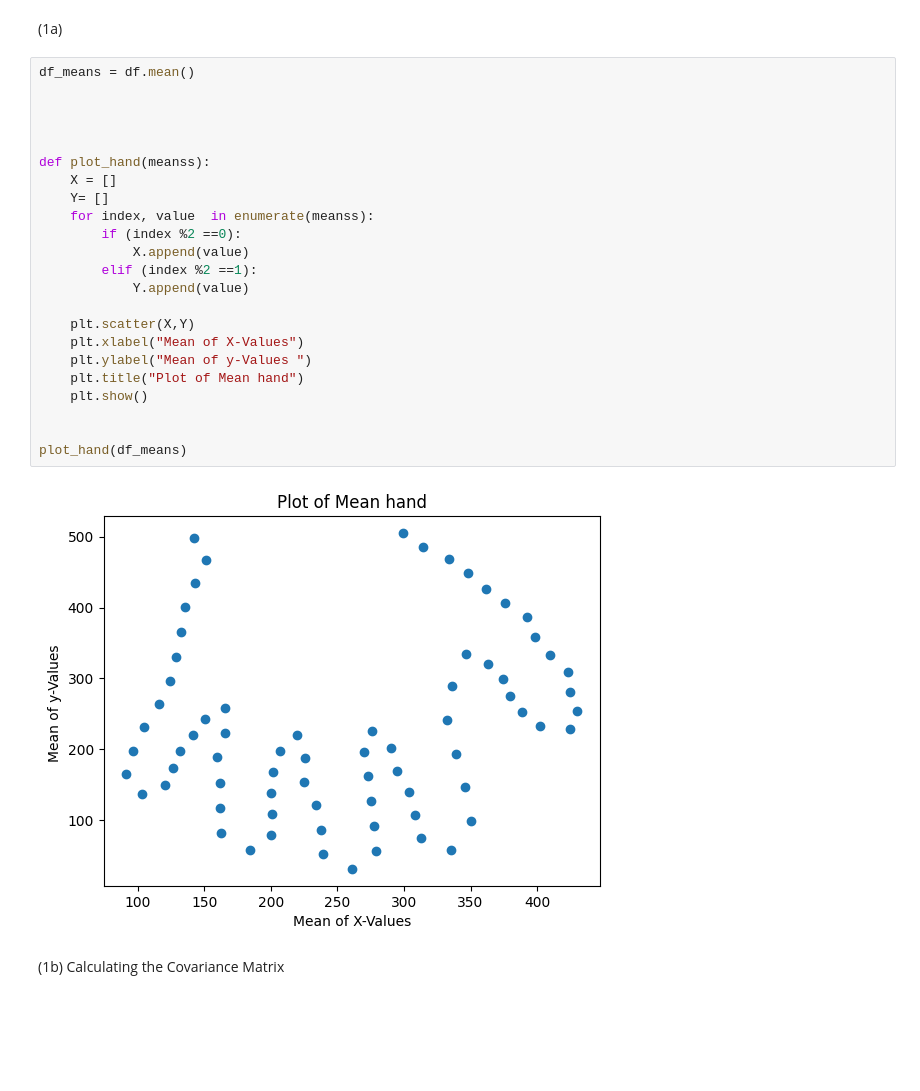
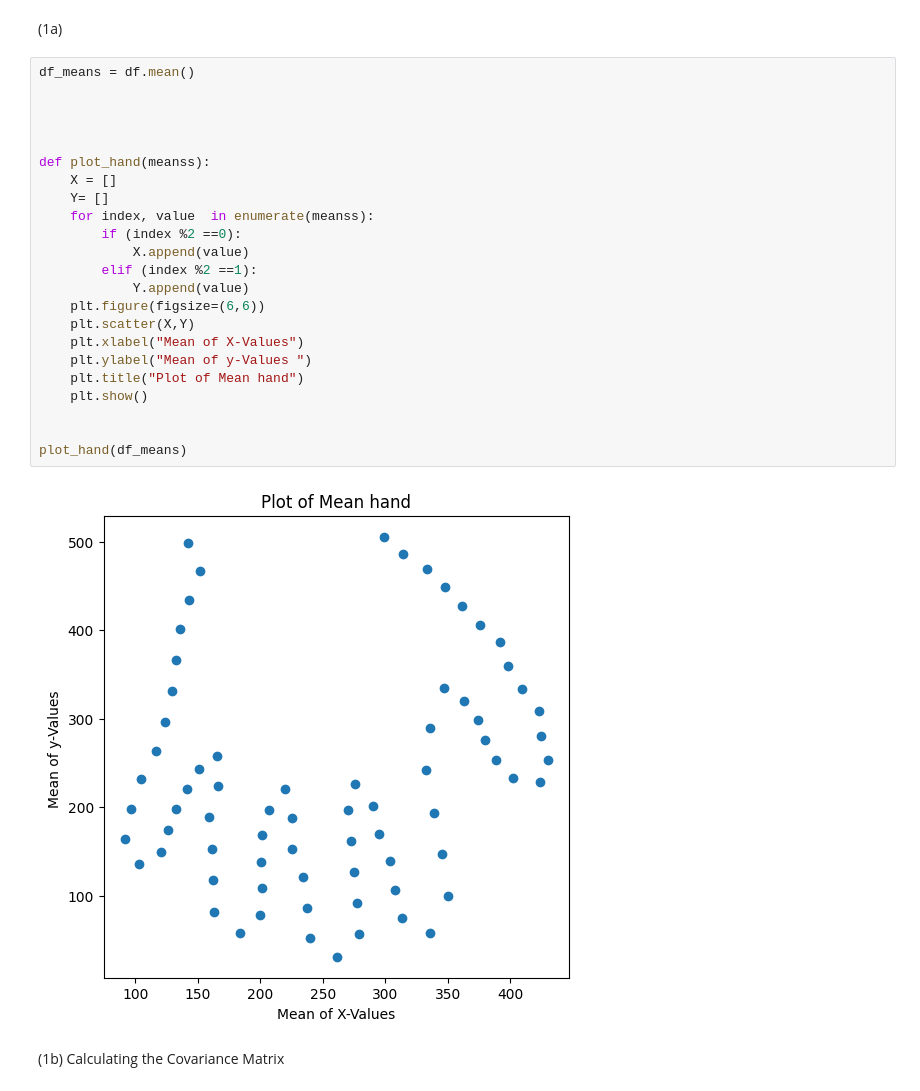
Before and after one commit to Delluvian/CS3501-Foundations-of-Data-Analysis, a Jupyter notebook: JupyterNotebooks/PS4/hmw4answers.ipynb, the cells around one changed output. Cells and saved outputs as stored; diff of their text form; blank space fills up the shorter version.

```diff
--- a/JupyterNotebooks/PS4/hmw4answers.ipynb
+++ b/JupyterNotebooks/PS4/hmw4answers.ipynb
@@ -30,28 +30,28 @@ print(df)
 # %%
 df_means = df.mean()
 
 
 
 
 def plot_hand(meanss):
     X = []
     Y= []
     for index, value  in enumerate(meanss):
         if (index %2 ==0):
             X.append(value)
         elif (index %2 ==1):
             Y.append(value)
-
+    plt.figure(figsize=(6,6))
     plt.scatter(X,Y)
     plt.xlabel("Mean of X-Values")
     plt.ylabel("Mean of y-Values ")
     plt.title("Plot of Mean hand")
     plt.show()
 
 
 plot_hand(df_means)
 # %% [output]
-[figure, old version]
+[figure, new version]
 # %% [markdown]
 (1b) Calculating the Covariance Matrix
 # %%
```
Also changed, not shown: parts of 6 cells of this notebook.
